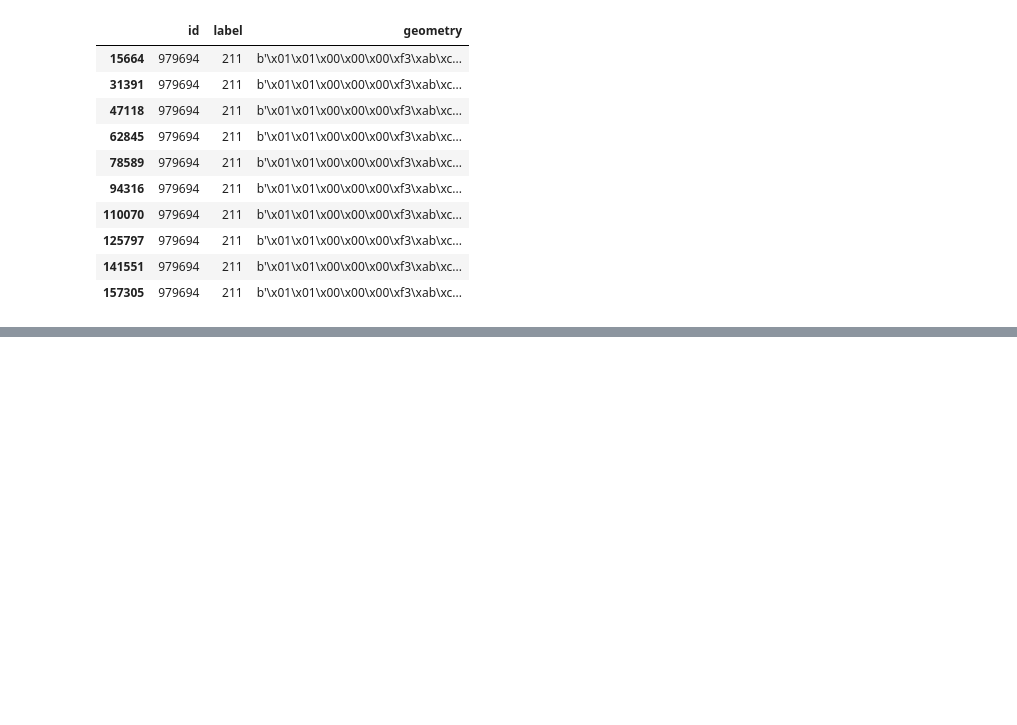
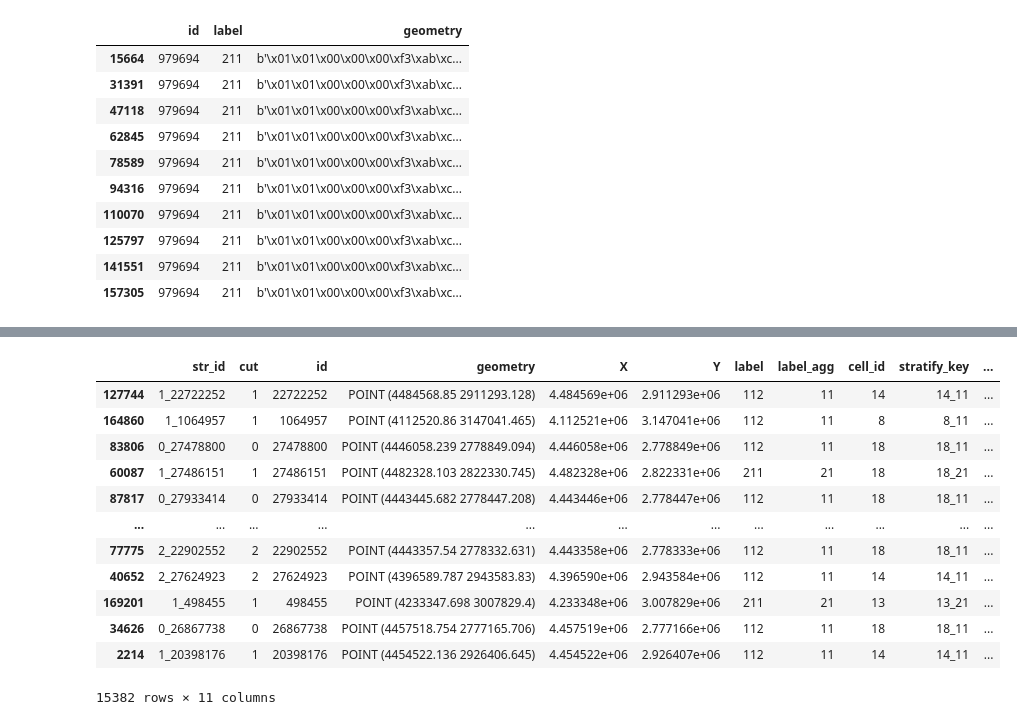
Before and after one commit to mfherrm/BioOTon, a Jupyter notebook: test.ipynb, the cells around one changed output, grey strips where cells are left out. Cells and saved outputs as stored; diff of their text form; code cells hidden in the pictures; blank space fills up the shorter version.

```diff
--- a/test.ipynb
+++ b/test.ipynb
@@ -90,0 +694,16 @@ aug_df.loc[aug_df.id == int(ds.combined_file_paths[i].stem.replace("wn_","").rep
+# %%
+sample_gdf
+# %% [output]
+|  | str_id | cut | id | geometry | X | Y | label | label_agg | cell_id | stratify_key | ... |
+| 127744 | 1_22722252 | 1 | 22722252 | POINT (4484568.85 2911293.128) | 4.484569e+06 | 2.911293e+06 | 112 | 11 | 14 | 14_11 | ... |
+| 164860 | 1_1064957 | 1 | 1064957 | POINT (4112520.86 3147041.465) | 4.112521e+06 | 3.147041e+06 | 112 | 11 | 8 | 8_11 | ... |
+| 83806 | 0_27478800 | 0 | 27478800 | POINT (4446058.239 2778849.094) | 4.446058e+06 | 2.778849e+06 | 112 | 11 | 18 | 18_11 | ... |
+| 60087 | 1_27486151 | 1 | 27486151 | POINT (4482328.103 2822330.745) | 4.482328e+06 | 2.822331e+06 | 211 | 21 | 18 | 18_21 | ... |
+| 87817 | 0_27933414 | 0 | 27933414 | POINT (4443445.682 2778447.208) | 4.443446e+06 | 2.778447e+06 | 112 | 11 | 18 | 18_11 | ... |
+| ... | ... | ... | ... | ... | ... | ... | ... | ... | ... | ... | ... |
+| 77775 | 2_22902552 | 2 | 22902552 | POINT (4443357.54 2778332.631) | 4.443358e+06 | 2.778333e+06 | 112 | 11 | 18 | 18_11 | ... |
+| 40652 | 2_27624923 | 2 | 27624923 | POINT (4396589.787 2943583.83) | 4.396590e+06 | 2.943584e+06 | 112 | 11 | 14 | 14_11 | ... |
+| 169201 | 1_498455 | 1 | 498455 | POINT (4233347.698 3007829.4) | 4.233348e+06 | 3.007829e+06 | 211 | 21 | 13 | 13_21 | ... |
+| 34626 | 0_26867738 | 0 | 26867738 | POINT (4457518.754 2777165.706) | 4.457519e+06 | 2.777166e+06 | 112 | 11 | 18 | 18_11 | ... |
+| 2214 | 1_20398176 | 1 | 20398176 | POINT (4454522.136 2926406.645) | 4.454522e+06 | 2.926407e+06 | 112 | 11 | 14 | 14_11 | ... |
+15382 rows × 11 columns
```
Also changed, not shown: parts of 56 cells of this notebook.
